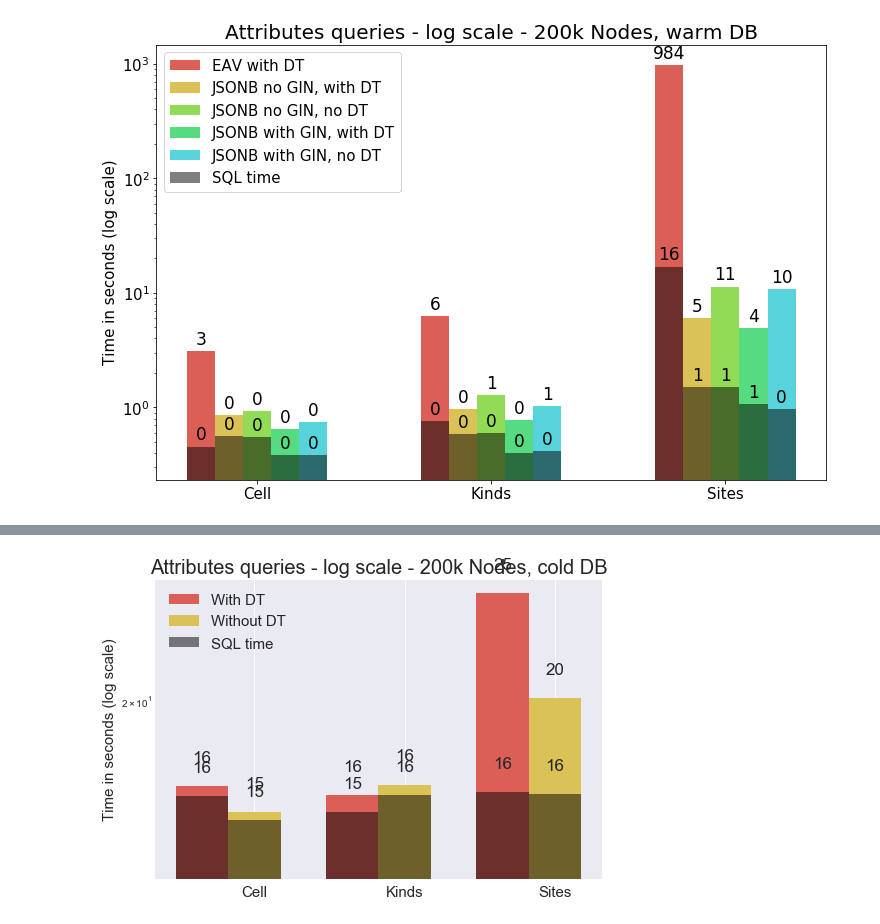
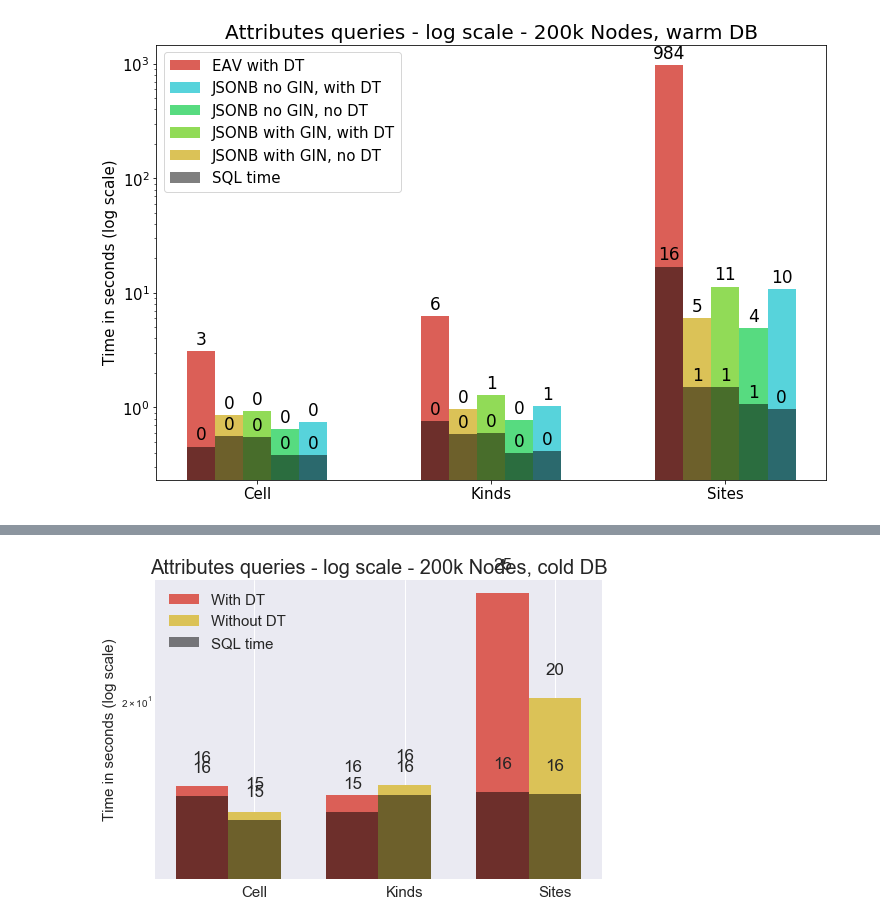
Before and after one commit to szoupanos/aiida_experiments, a Jupyter notebook: speedup_experiments/1.x_v2/graphs/graphs.ipynb, the cells around one changed output, grey strips where cells are left out. Saved outputs shown, nothing was run; the diff lists cells and outputs as text; code cells hidden in the pictures.

```diff
--- a/speedup_experiments/1.x_v2/graphs/graphs.ipynb
+++ b/speedup_experiments/1.x_v2/graphs/graphs.ipynb
@@ -408,7 +409,8 @@ ax.set_xticks(ind + 2 * width)
 plt.yticks(fontsize=axis_size)
 ax.set_xticklabels(('Cell', 'Kinds', 'Sites'), fontsize=axis_size)
 
-ax.legend((rects1[0], rects2[0], rects3[0], rects4[0], rects5[0], rects1_sql[0]), (
+# ax.legend((rects1[0], rects2[0], rects3[0], rects4[0], rects5[0], rects1_sql[0]), (
+ax.legend((rects1[0], rects5[0], rects4[0], rects3[0], rects2[0], rects2_sql[0]), (
     # Order of columns
     'EAV with DT',
     'JSONB no GIN, with DT',
@@ -416,34 +418,34 @@ ax.legend((rects1[0], rects2[0], rects3[0], rects4[0], rects5[0], rects1_sql[0])
     'JSONB with GIN, with DT',
     'JSONB with GIN, no DT',
     'SQL time'
 ),
 fontsize=legent_size, loc="upper left")
 
 def autolabel(rects):
     # attach some text labels
     for rect in rects:
         height = rect.get_height()
         ax.text(rect.get_x() + rect.get_width()/2., 1.05*height,
                 '%d' % int(height),
                 ha='center', va='bottom', fontsize=val_size)
 
 autolabel(rects1)
 autolabel(rects1_sql)
 autolabel(rects2)
 autolabel(rects2_sql)
 autolabel(rects3)
 autolabel(rects3_sql)
 autolabel(rects4)
 autolabel(rects4_sql)
 autolabel(rects5)
 autolabel(rects5_sql)
 
 # Set the size of the figure
 fig = plt.gcf()
 fig.set_size_inches(12, 8)
 plt.savefig("attr_queries_200_warm_gin_comparison.svg")
 # %% [output]
-[figure, old version]
+[figure, new version]
 # %%
 # JSON speed-up experiments performed by Spyros (repeating Jocelyn's attribute experiments)
 # With a Django database provided by Davide. It's the continuation of Mounet's database.
```
Also changed, not shown: parts of 5 cells of this notebook, 5 other files.
